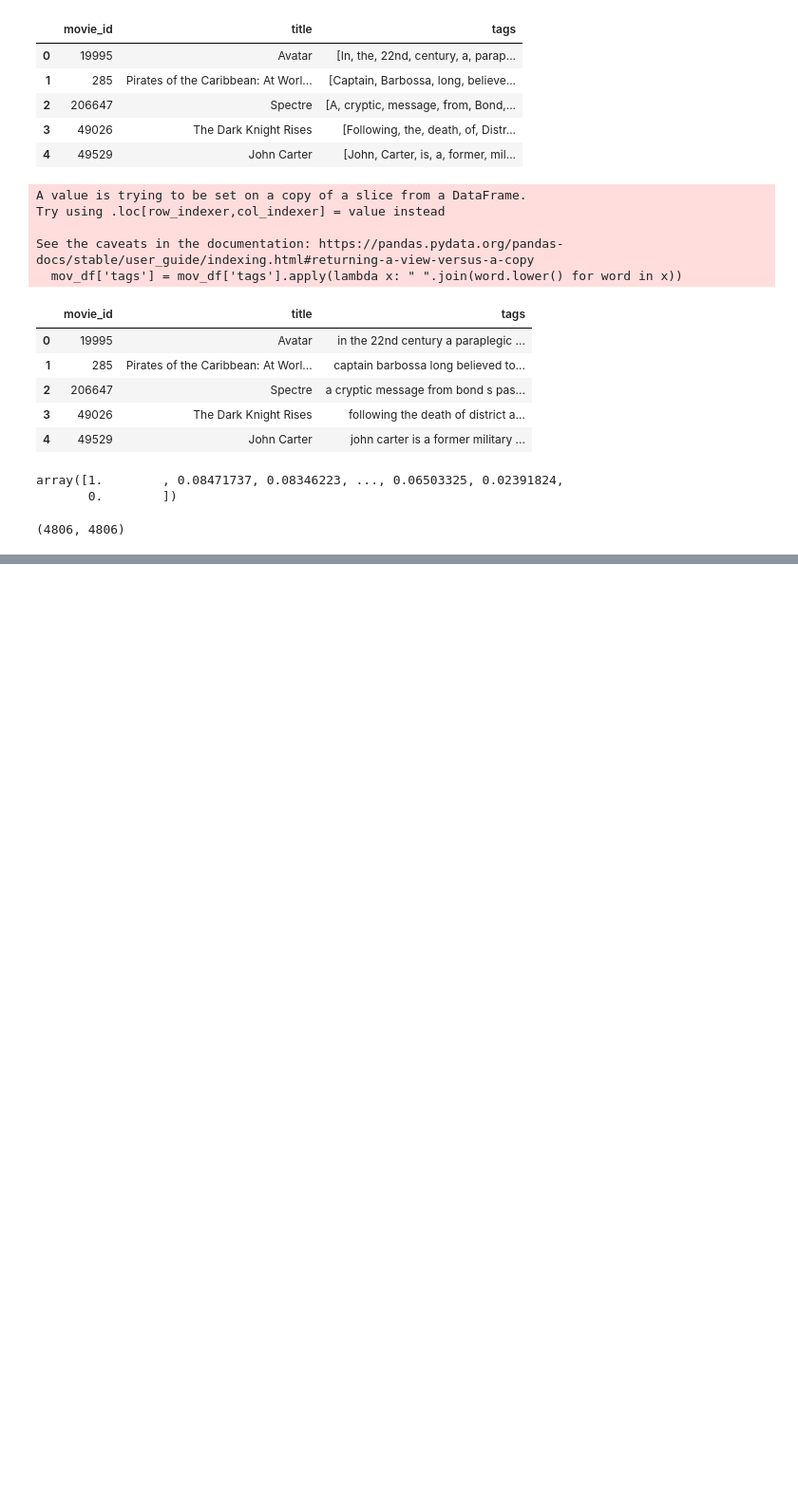
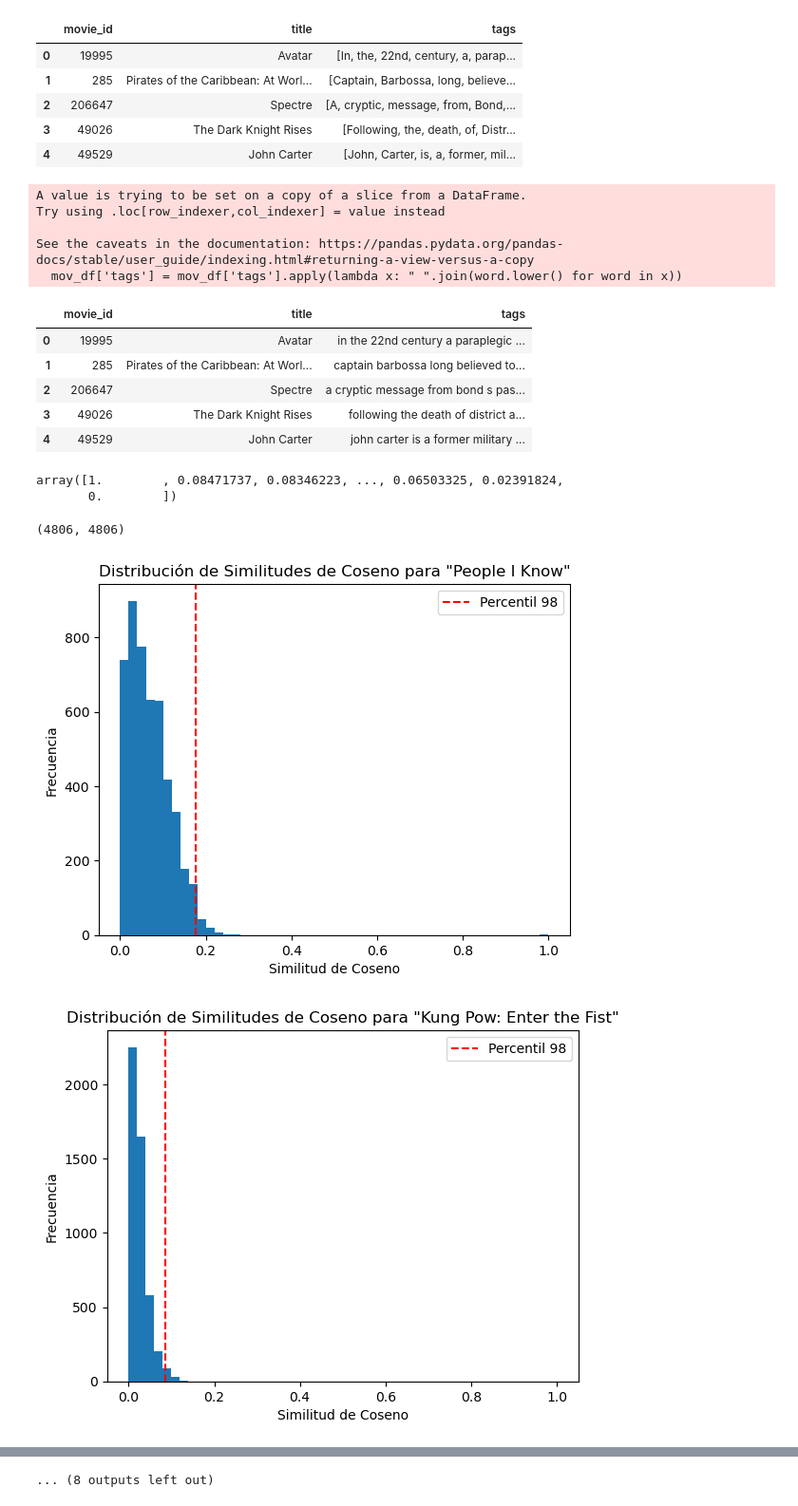
Before and after one commit to r1kard/demo_movie_recommendation, a Jupyter notebook: RecommendationSystem.ipynb, the cells around one changed output, grey strips where cells are left out. Shown at 95% size. Cells and saved outputs as stored; diff of their text form; code cells hidden in the pictures; blank space fills up the shorter version.

Commit message:
Comparision distrution similarity and percentile

```diff
--- a/RecommendationSystem.ipynb
+++ b/RecommendationSystem.ipynb
@@ -288,7 +288,7 @@ vector= cv.fit_transform(mov_df['tags']).toarray()
 # %%
 from sklearn.metrics.pairwise import cosine_similarity
 # %%
-similarity = cosine_similarity(vector)
+similarity = cosine_similarity(vector,vector)
 # %%
 similarity[0]
 # %% [output]
@@ -298,3 +298,32 @@ array([1.        , 0.08471737, 0.08346223, ..., 0.06503325, 0.02391824,
 similarity.shape
 # %% [output]
 (4806, 4806)
+# %%
+import random
+def plot_similarity_distribution(title, similarity=similarity, percentile=98):
+    # Obtener el índice de la película que coincide con el título
+    idx = mov_df[mov_df['title'] == title].index[0]
+
+    # Obtener las puntuaciones de similitud en coseno para todas las películas con esa película
+    sim_scores = similarity[idx]
+
+    # Calcular el valor del percentil
+    threshold = np.percentile(sim_scores, percentile)
+
+    # Visualizar la distribución de las similitudes
+    plt.hist(sim_scores, bins=50)
+    plt.axvline(x=threshold, color='r', linestyle='--', label=f'Percentil {percentile}')
+    plt.xlabel('Similitud de Coseno')
+    plt.ylabel('Frecuencia')
+    plt.title(f'Distribución de Similitudes de Coseno para "{title}"')
+    #plt.xlim(0.1, 1.0)  # Ajustar los límites del eje x
+    plt.legend()
+    plt.show()
+# %%
+sample_titles = random.sample(list(mov_df['title']), 20)  # Cambiar 5 por el número deseado de películas
+
+for title in sample_titles:
+    plot_similarity_distribution(title)
+# %% [output]
+[figure, added]
+[figure, added]
@@ -301,3 +340,4 @@ similarity.shape
+... (8 outputs left out)
 # %%
 def recommend(movie):
     index = mov_df[mov_df['title'] == movie].index[0]
```
Also changed, not shown: parts of 18 cells of this notebook, 4 other files.
